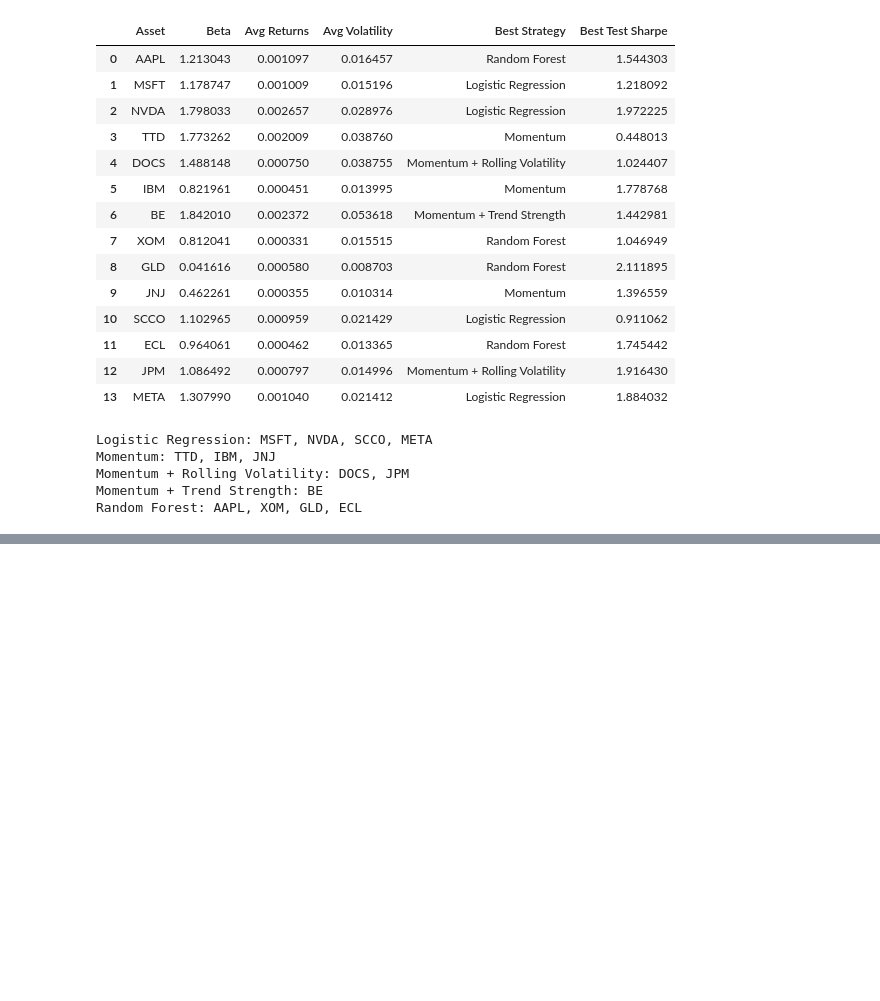
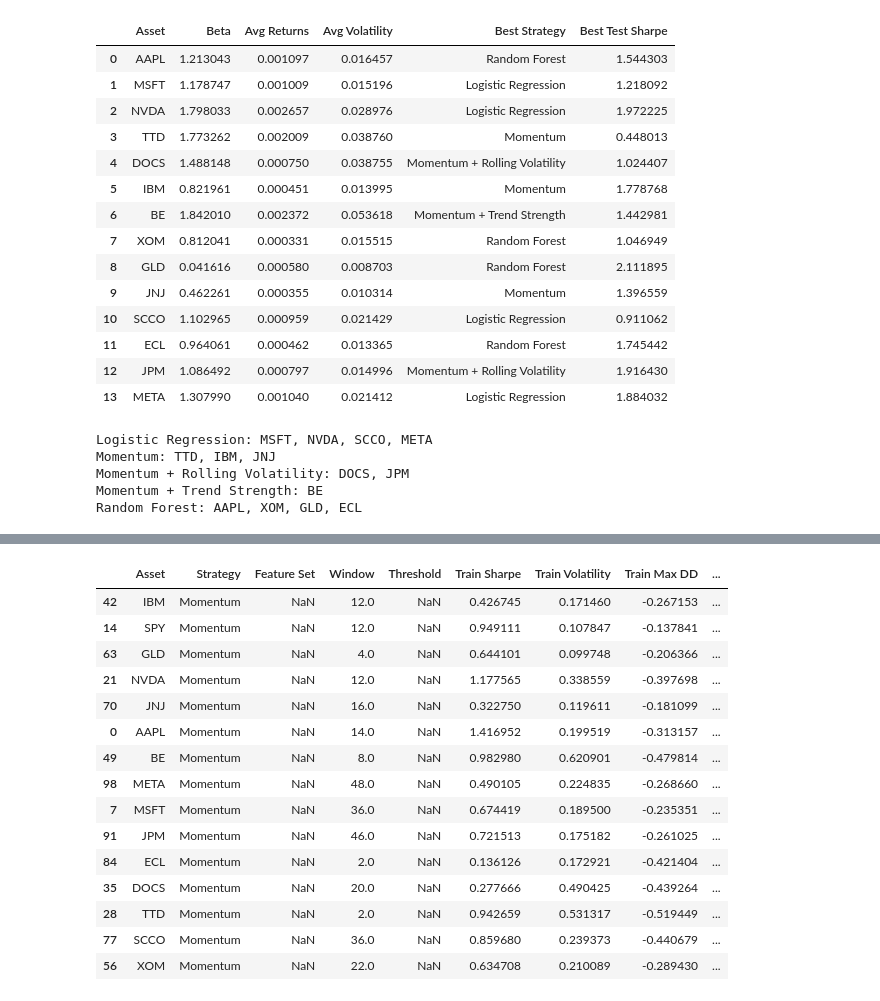
Before and after one commit to noelpdlt/quant-research-system, a Jupyter notebook: notebooks/w11_asset_strategyperformance.ipynb, the cells around one changed output, grey strips where cells are left out. Saved outputs shown, nothing was run; the diff lists cells and outputs as text; code cells hidden in the pictures; blank space fills up the shorter version.

Commit message:
Added w11 md file, strategy performance analysis

```diff
--- a/notebooks/w11_asset_strategyperformance.ipynb
+++ b/notebooks/w11_asset_strategyperformance.ipynb
@@ -59,0 +62,4 @@ Random Forest: AAPL, XOM, GLD, ECL
+# %%
+df = pd.read_csv("../outputs/experiment_results.csv").copy()
+df['Generalization Ratio'] = (df['Test Sharpe'] - df['Train Sharpe']) / df['Train Sharpe']
+results.head()
@@ -59,0 +98,19 @@ Random Forest: AAPL, XOM, GLD, ECL
+# %%
+display(df[df['Strategy'] == 'Momentum'].sort_values('Test Sharpe', ascending = False))
+# %% [output]
+|  | Asset | Strategy | Feature Set | Window | Threshold | Train Sharpe | Train Volatility | Train Max DD | ... |
+| 42 | IBM | Momentum | NaN | 12.0 | NaN | 0.426745 | 0.171460 | -0.267153 | ... |
+| 14 | SPY | Momentum | NaN | 12.0 | NaN | 0.949111 | 0.107847 | -0.137841 | ... |
+| 63 | GLD | Momentum | NaN | 4.0 | NaN | 0.644101 | 0.099748 | -0.206366 | ... |
+| 21 | NVDA | Momentum | NaN | 12.0 | NaN | 1.177565 | 0.338559 | -0.397698 | ... |
+| 70 | JNJ | Momentum | NaN | 16.0 | NaN | 0.322750 | 0.119611 | -0.181099 | ... |
+| 0 | AAPL | Momentum | NaN | 14.0 | NaN | 1.416952 | 0.199519 | -0.313157 | ... |
+| 49 | BE | Momentum | NaN | 8.0 | NaN | 0.982980 | 0.620901 | -0.479814 | ... |
+| 98 | META | Momentum | NaN | 48.0 | NaN | 0.490105 | 0.224835 | -0.268660 | ... |
+| 7 | MSFT | Momentum | NaN | 36.0 | NaN | 0.674419 | 0.189500 | -0.235351 | ... |
+| 91 | JPM | Momentum | NaN | 46.0 | NaN | 0.721513 | 0.175182 | -0.261025 | ... |
+| 84 | ECL | Momentum | NaN | 2.0 | NaN | 0.136126 | 0.172921 | -0.421404 | ... |
+| 35 | DOCS | Momentum | NaN | 20.0 | NaN | 0.277666 | 0.490425 | -0.439264 | ... |
+| 28 | TTD | Momentum | NaN | 2.0 | NaN | 0.942659 | 0.531317 | -0.519449 | ... |
+| 77 | SCCO | Momentum | NaN | 36.0 | NaN | 0.859680 | 0.239373 | -0.440679 | ... |
+| 56 | XOM | Momentum | NaN | 22.0 | NaN | 0.634708 | 0.210089 | -0.289430 | ... |
```
Also changed, not shown: parts of 4 cells of this notebook, 1 other file.
